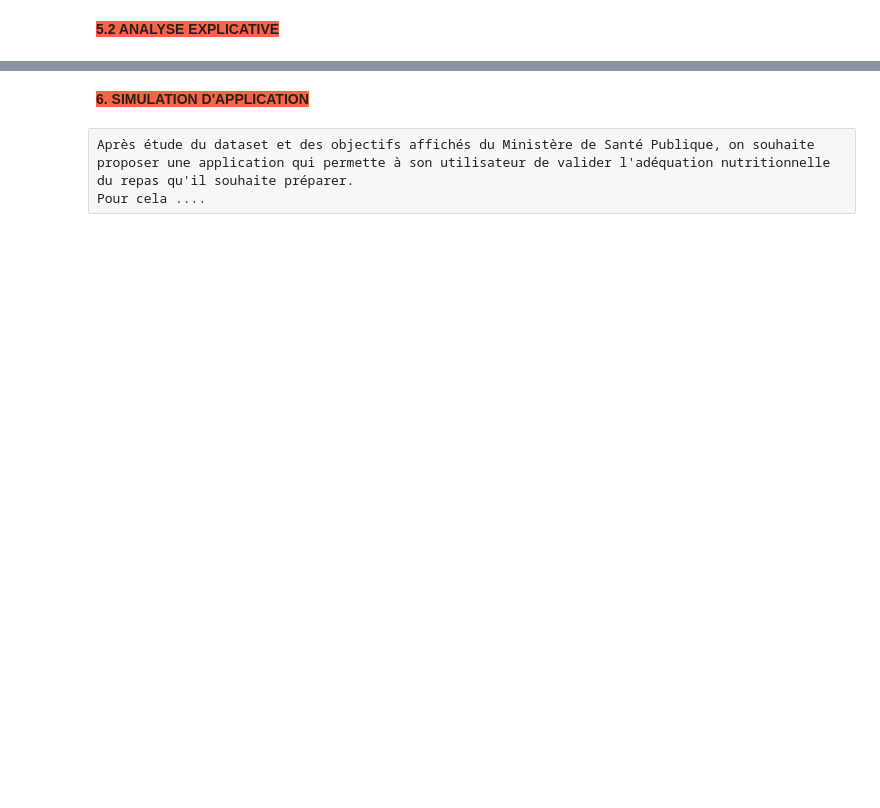
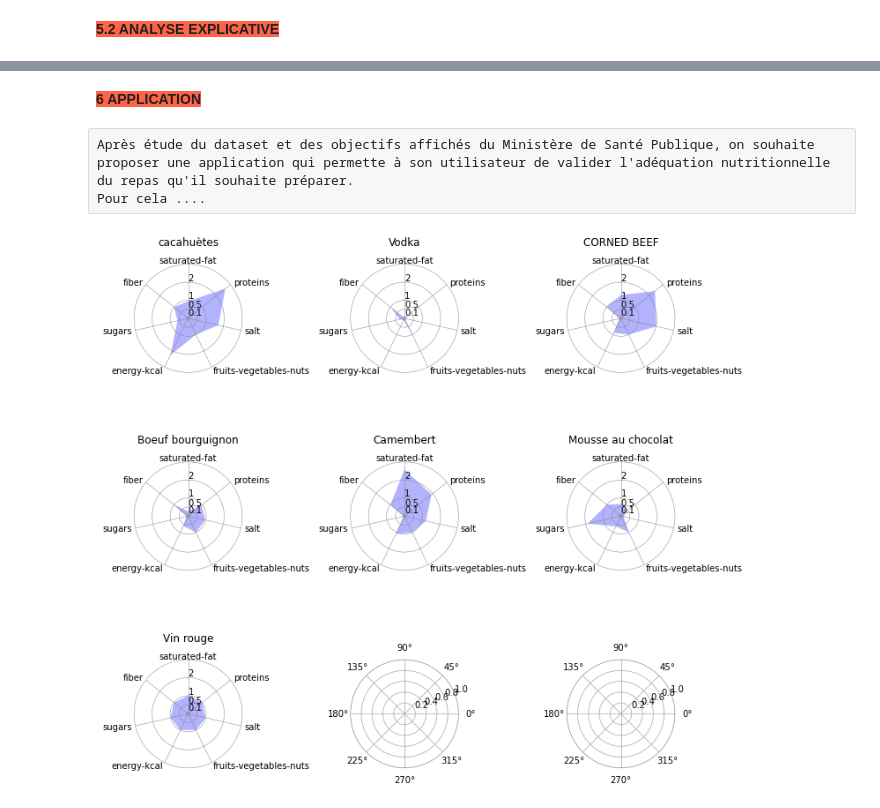
Before and after one commit to aldeponk/openfoodfact, a Jupyter notebook: Analysis.ipynb, the cells around one changed output, grey strips where cells are left out. Saved outputs shown, nothing was run; the diff lists cells and outputs as text; code cells hidden in the pictures; blank space fills up the shorter version.

```diff
--- a/Analysis.ipynb
+++ b/Analysis.ipynb
@@ -830,5 +1084,5 @@ Test khi 2 entre le scoring de nutrition et bio
 # %% [markdown]
-<b style="background-color:tomato;font-size:14px;">6. SIMULATION D'APPLICATION<b>
+<b style="background-color:tomato;font-size:14px;">6 APPLICATION<b>
     <a id="application"></a>
 # %% [raw]
 Après étude du dataset et des objectifs affichés du Ministère de Santé Publique, on souhaite proposer une application qui permette à son utilisateur de valider l'adéquation nutritionnelle du repas qu'il souhaite préparer.
@@ -836,2 +1158,30 @@ Pour cela ....
+# %%
+"""
+4 - aiguillette de poulet
+8 - cuisse de poulet
+12 - corned beef
+16 - miel de printemps
+20 - mélange de fruits secs
+24 - miel corse bio
+28 - salade cesar
+32 - riz au lait
+36 - pommes séchées
+"""
+
+dishes=['cacahuètes','vodka','corned beef','boeuf bourguignon','camembert','mousse au chocolat','vin rouge']
+
+showMenuProjection(dishes)
+
+#4 - nom du produit
+#liste_columns = ['saturated-fat_100g','proteins_100g','salt_100g','fruits-vegetables-nuts_100g','energy-kcal_100g','sugars_100g','fiber_100g']
+#df_chart = data[pd.notnull(data[liste_columns]).all(axis = 1)]
+#df_chart.head()
+#dish = df_chart.loc[df_chart['product_name'].str.lower() ==('corned beef')]
+#dish
+
+#df_chart = data[pd.notnull(data[liste_columns]).all(axis = 1)]
+#df_chart.iloc[4][liste_columns].T.values
+# %% [output]
+[figure, added]
 # %%
 del data
```
Also changed, not shown: parts of 29 cells of this notebook.
